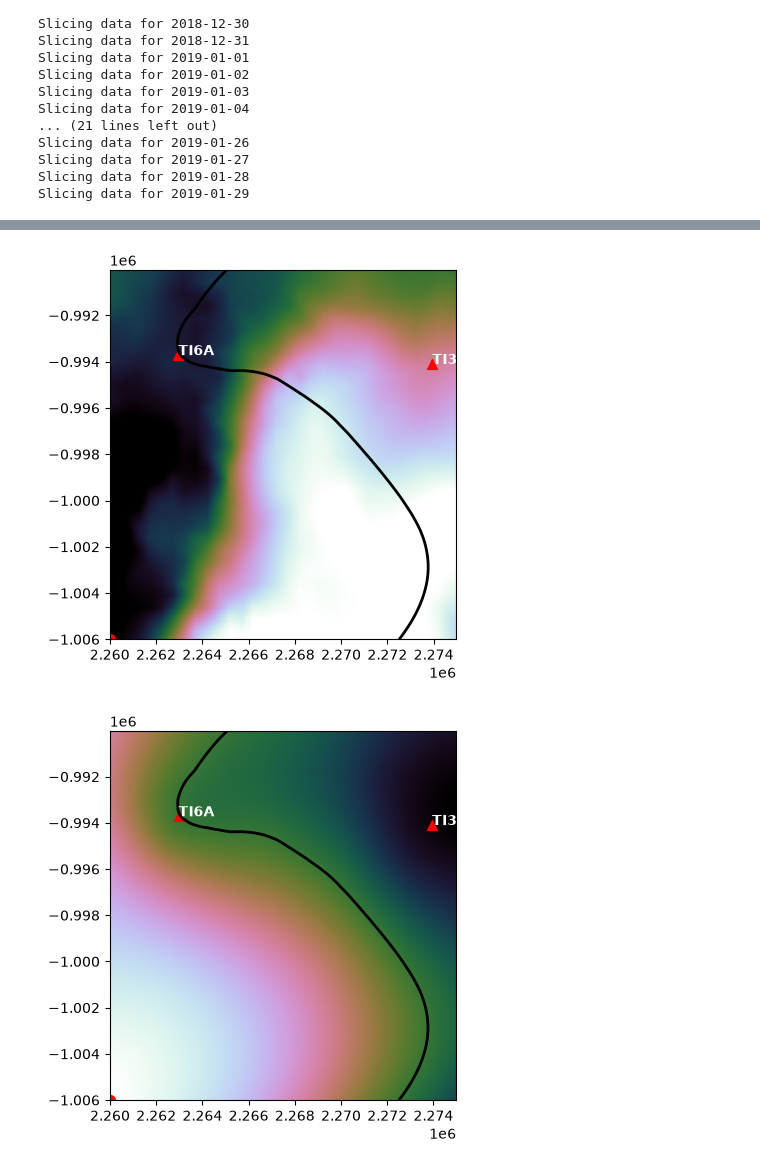
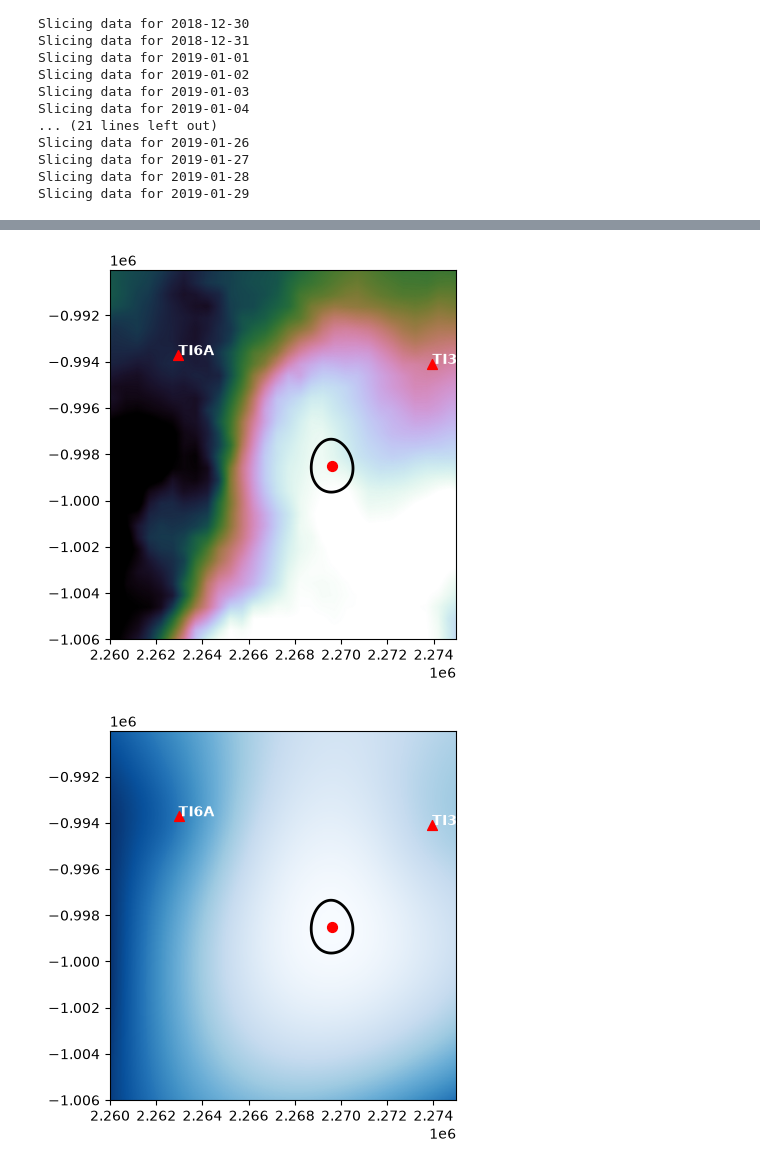
Before and after one commit to JMagyar15/totten-analysis, a Jupyter notebook: waveform_stacking.ipynb, the cells around one changed output, grey strips where cells are left out. Drawn from its saved outputs; the diff is of its cells as text; code cells hidden in the pictures.

Commit message:
intermediate figures

```diff
--- a/waveform_stacking.ipynb
+++ b/waveform_stacking.ipynb
@@ -193,7 +193,7 @@ for clust_num in group_cats.keys():
     #all_data = np.concat([day[clust_num] for day in all_days],axis=1)
     #stacked[clust_num] = np.nansum(all_data,axis=1)
 # %%
-clust_num = 2481
+clust_num = 2033
 
 fig, ax = plt.subplots(ncols=2,nrows=3,figsize=(8,5),sharex=True,sharey=True)
 ax = ax.flatten()
@@ -201,7 +201,7 @@ ax = ax.flatten()
 stations = np.array([tr.id for tr in daychunk.stream])
 
 for i in range(6):
-    ax[i].pcolormesh(data_groups[clust_num][i,:,:],cmap='seismic',vmin=-0.2,vmax=0.2)
+    ax[i].pcolormesh(data_groups[clust_num][i,:,:],cmap='seismic',vmin=-0.2,vmax=0.2,rasterized=True)
     ax[i].annotate(stations[i],(0.03,0.85),xycoords='axes fraction',fontsize=8)
     #ax[i].set_title(stations[i])
 # %% [output]
@@ -230,7 +229,7 @@ for i in range(6):
     tr_ax = fig.add_subplot(grid_spec[2*(i//2),3*(i%2)])
     tr_i = stacks[clust_num][i,:]
 
-    tr_ax.plot(tr_i,lw=0.5,color='black')
+    tr_ax.plot(tr_i,lw=0.5,color='black',rasterized=True)
     tr_ax.set_xlim(0,3000)
     tr_ax.set_axis_off()
 
@@ -240,7 +239,7 @@ for i in range(6):
 
 
     st_ax = fig.add_subplot(grid_spec[2*(i//2)+1,3*(i%2)])
-    st_ax.pcolormesh(data_groups[clust_num][i,:,:],cmap='seismic',vmin=-0.2,vmax=0.2)
+    st_ax.pcolormesh(data_groups[clust_num][i,:,:],cmap='seismic',vmin=-0.2,vmax=0.2,rasterized=True)
 
     w_ax = fig.add_subplot(grid_spec[2*(i//2)+1,3*(i%2)+1])
     w_ax.plot(weights_groups[clust_num],event_num,color='black')
@@ -259,4 +258,6 @@ for i in range(6):
 
     if i%2 == 1:
         st_ax.tick_params(labelleft=False)
+
+fig.savefig('waveform_stack_example.pdf',bbox_inches='tight',dpi=400)
 # %% [output]
@@ -276,5 +277,5 @@ dict_keys([2851, 2557, 2033, 2846, 2757, 2481, 2538, 2859, 1972, 2519, 2860, 254
 # %%
-clust_num = 2851
+clust_num = 2033
 # %%
 station = 'TI3A'
 
@@ -399,26 +400,28 @@ for i, sta_name in enumerate(sta_lst):
         ax.scatter(sta_x,sta_y,marker='^',color='red',s=50)
         ax.annotate(sta_name,(sta_x,sta_y),c='white',weight='bold',zorder=5,size=10)
 # %% [output]
-[figure, old version]
+[figure, new version]
 # %%
 fig = plt.figure()
 ax = fig.add_subplot(111)
 
 cont = chi2.ppf(0.95,2)
 
 
-ax.pcolormesh(xlin,ylin,gamma_xr.chi2.T,cmap='cubehelix_r')#,vmin=0,vmax=2e6,shading='gouraud')
+ax.pcolormesh(xlin,ylin,gamma_xr.chi2.T,cmap='Blues',rasterized=True)#,vmin=0,vmax=2e6,shading='gouraud')
 ax.contour(xlin,ylin,gamma.T,levels=[cont],colors=['black'],linewidths=[2])
 ax.set_aspect('equal')
 ax.scatter(x_loc,y_loc,marker='o',color='red',s=50)
 
 for i, sta_name in enumerate(sta_lst):
 
     sta_x = sta_xy[i,0]
     sta_y = sta_xy[i,1]
 
     if (((sta_x <= xlin[-1]) & (sta_x >= xlin[0])) & ((sta_y <= ylin[-1]) & (sta_y >= ylin[0]))):
         ax.scatter(sta_x,sta_y,marker='^',color='red',s=50)
         ax.annotate(sta_name,(sta_x,sta_y),c='white',weight='bold',zorder=5,size=10)
+
+fig.savefig('example_misfit.pdf',bbox_inches='tight',dpi=400)
 # %% [output]
-[figure, old version]
+[figure, new version]
```
Also changed, not shown: parts of 10 cells of this notebook, 6 other files.
